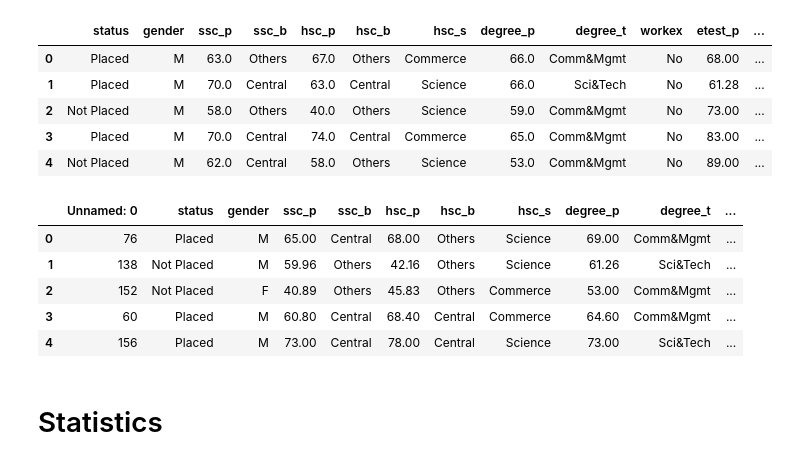
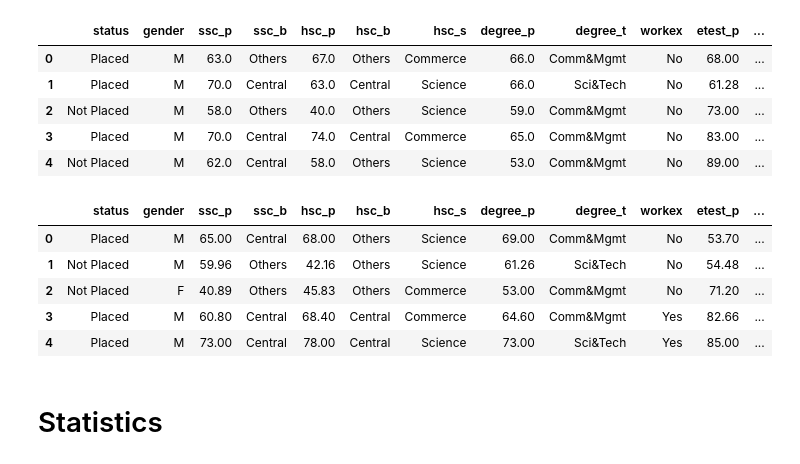
Before and after one commit to AliceDiCarlo/IA-Challenge-Job-Placement, a Jupyter notebook: training.ipynb, the cells around one changed output. Drawn from its saved outputs; the diff is of its cells as text; code cells hidden in the pictures.

```diff
--- a/training.ipynb
+++ b/training.ipynb
@@ -37,17 +45,17 @@ data_train.head()
 # %%
 data_test = pd.read_csv("test.csv")
 
 #drop of unnecessary information
-if ('Unnamed: 0' in data_train.columns):
-    data_train.drop('Unnamed: 0', axis=1, inplace=True)
+if ('Unnamed: 0' in data_test.columns):
+    data_test.drop('Unnamed: 0', axis=1, inplace=True)
 data_test.head()
 # %% [output]
-|  | Unnamed: 0 | status | gender | ssc_p | ssc_b | hsc_p | hsc_b | hsc_s | degree_p | degree_t | ... |
-| 0 | 76 | Placed | M | 65.00 | Central | 68.00 | Others | Science | 69.00 | Comm&Mgmt | ... |
-| 1 | 138 | Not Placed | M | 59.96 | Others | 42.16 | Others | Science | 61.26 | Sci&Tech | ... |
-| 2 | 152 | Not Placed | F | 40.89 | Others | 45.83 | Others | Commerce | 53.00 | Comm&Mgmt | ... |
-| 3 | 60 | Placed | M | 60.80 | Central | 68.40 | Central | Commerce | 64.60 | Comm&Mgmt | ... |
-| 4 | 156 | Placed | M | 73.00 | Central | 78.00 | Central | Science | 73.00 | Sci&Tech | ... |
+|  | status | gender | ssc_p | ssc_b | hsc_p | hsc_b | hsc_s | degree_p | degree_t | workex | etest_p | ... |
+| 0 | Placed | M | 65.00 | Central | 68.00 | Others | Science | 69.00 | Comm&Mgmt | No | 53.70 | ... |
+| 1 | Not Placed | M | 59.96 | Others | 42.16 | Others | Science | 61.26 | Sci&Tech | No | 54.48 | ... |
+| 2 | Not Placed | F | 40.89 | Others | 45.83 | Others | Commerce | 53.00 | Comm&Mgmt | No | 71.20 | ... |
+| 3 | Placed | M | 60.80 | Central | 68.40 | Central | Commerce | 64.60 | Comm&Mgmt | Yes | 82.66 | ... |
+| 4 | Placed | M | 73.00 | Central | 78.00 | Central | Science | 73.00 | Sci&Tech | Yes | 85.00 | ... |
 # %% [markdown]
 # Statistics
 # %%
```
Also changed, not shown: parts of 3 cells of this notebook, 4 other files.
